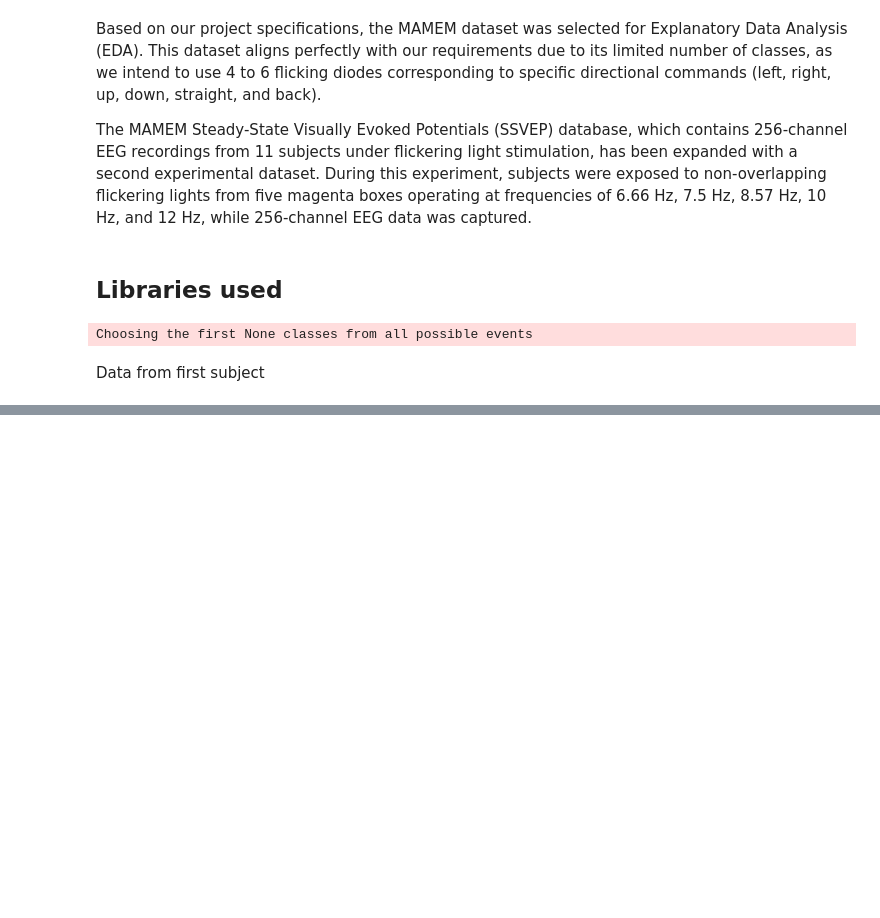
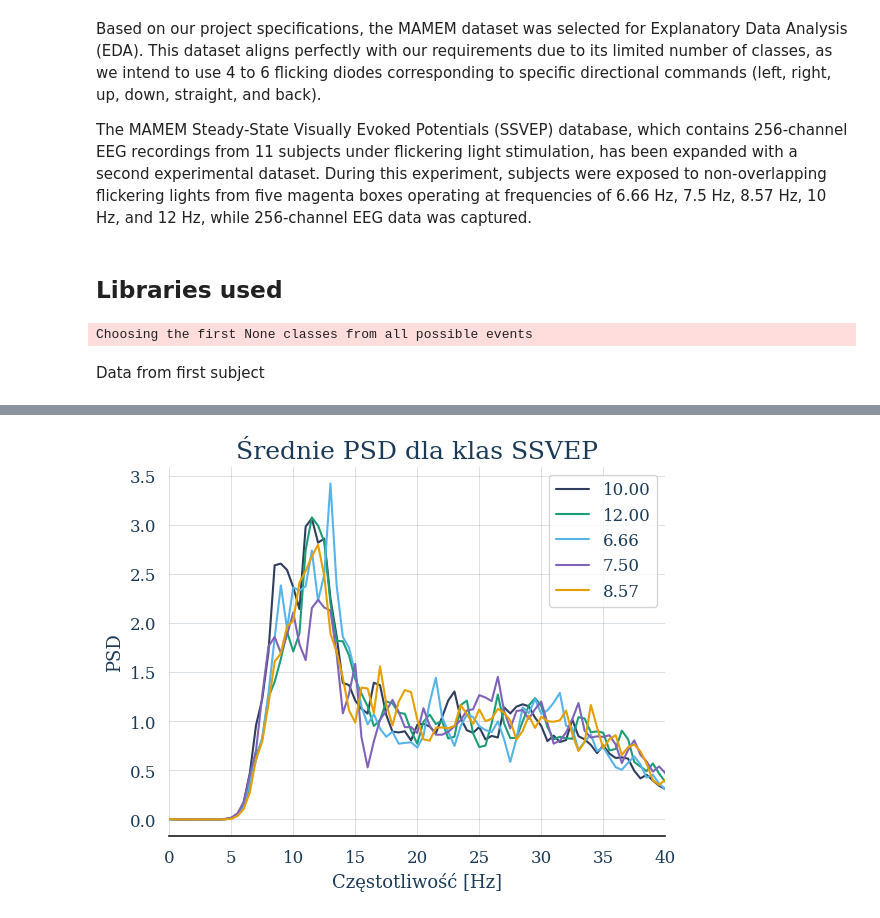
Before and after one commit to KN-Neuron/TALON, a Jupyter notebook: EDA/SSVEP_EDA.ipynb, the cells around one changed output, grey strips where cells are left out. Cells and saved outputs as stored; diff of their text form; code cells hidden in the pictures; blank space fills up the shorter version.

```diff
--- a/EDA/SSVEP_EDA.ipynb
+++ b/EDA/SSVEP_EDA.ipynb
@@ -63,0 +116,26 @@ command_map = {
+# %%
+
+channel_idx = 0
+
+unique_labels = np.unique(labels)
+
+for lab in unique_labels:
+    X_lab = X[labels == lab]
+
+    psds = []
+    for trial in X_lab:
+        signal = trial[channel_idx]
+        freqs, psd = welch(signal, fs=fs, nperseg=fs*2)
+        psds.append(psd)
+
+    mean_psd = np.mean(psds, axis=0)
+    plt.plot(freqs, mean_psd, label=str(lab))
+
+plt.xlim(0, 40)
+plt.xlabel("Częstotliwość [Hz]")
+plt.ylabel("PSD")
+plt.title("Średnie PSD dla klas SSVEP")
+plt.legend()
+plt.show()
+# %% [output]
+[figure, added]
```
Also changed, not shown: parts of 21 cells of this notebook.
